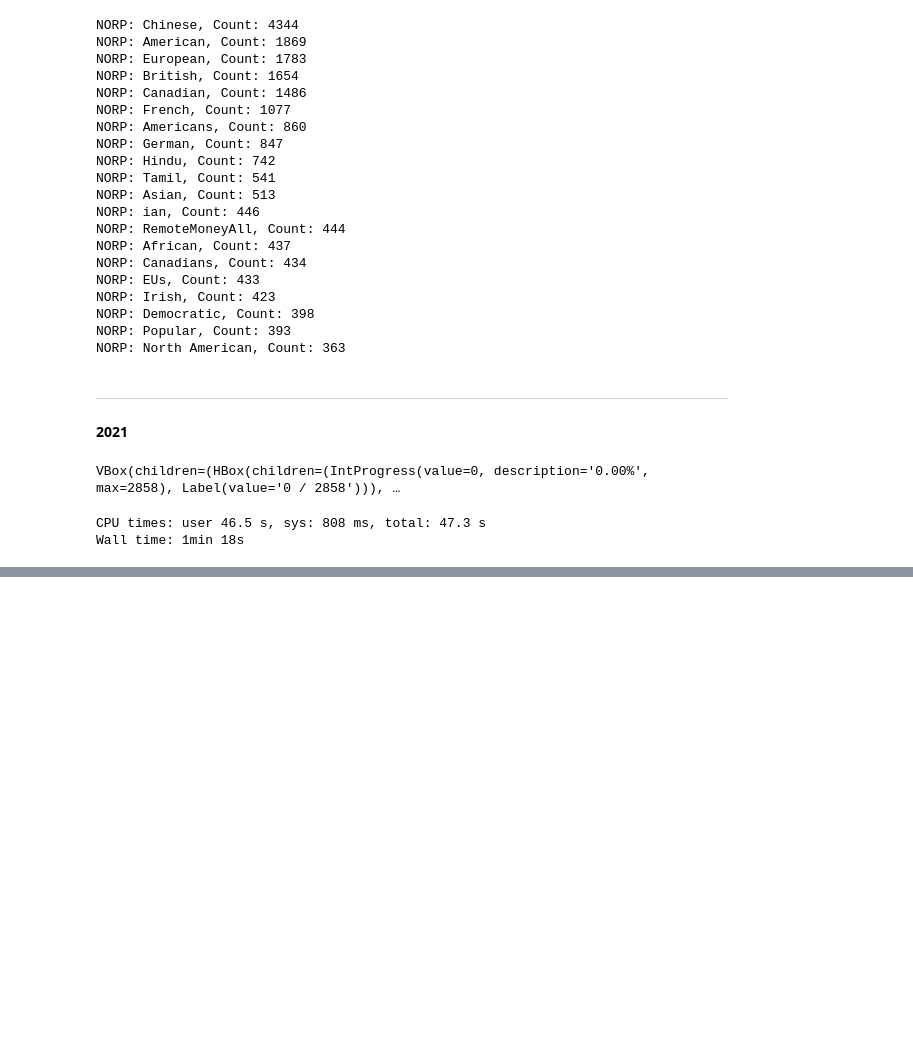
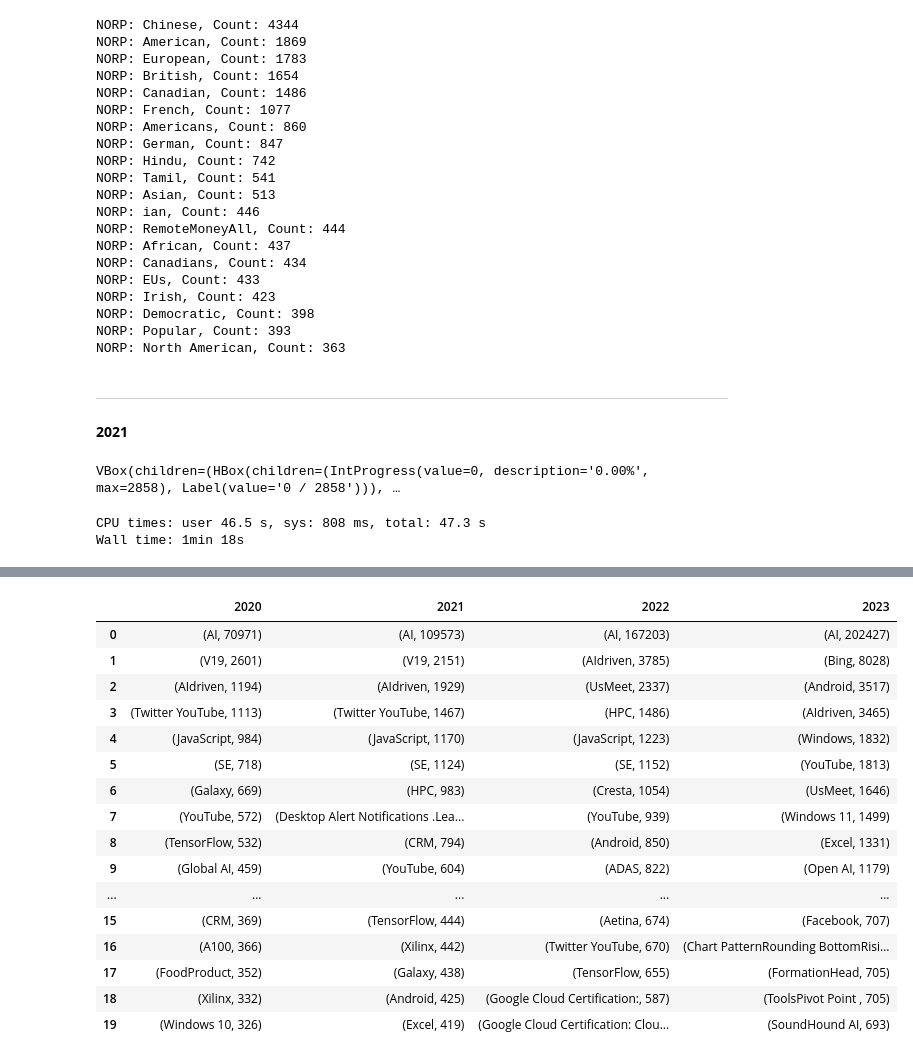
Before and after one commit to kshitij-mittal/Impact_Analysis_GenAI, a Jupyter notebook: 061_EntityExtraction_Spacy.ipynb, the cells around one changed output, grey strips where cells are left out. Drawn from its saved outputs; the diff is of its cells as text; code cells hidden in the pictures; blank space fills up the shorter version.

```diff
--- a/061_EntityExtraction_Spacy.ipynb
+++ b/061_EntityExtraction_Spacy.ipynb
@@ -306,0 +369,21 @@ Wall time: 14min 56s
+# %%
+PROD_trend=pd.DataFrame({'2020':top_20_prod_2020,'2021':top_20_prod_2021,'2022':top_20_prod_2022, '2023':top_20_prod_2023})
+PROD_trend
+# %% [output]
+|  | 2020 | 2021 | 2022 | 2023 |
+| 0 | (AI, 70971) | (AI, 109573) | (AI, 167203) | (AI, 202427) |
+| 1 | (V19, 2601) | (V19, 2151) | (AIdriven, 3785) | (Bing, 8028) |
+| 2 | (AIdriven, 1194) | (AIdriven, 1929) | (UsMeet, 2337) | (Android, 3517) |
+| 3 | (Twitter YouTube, 1113) | (Twitter YouTube, 1467) | (HPC, 1486) | (AIdriven, 3465) |
+| 4 | (JavaScript, 984) | (JavaScript, 1170) | (JavaScript, 1223) | (Windows, 1832) |
+| 5 | (SE, 718) | (SE, 1124) | (SE, 1152) | (YouTube, 1813) |
+| 6 | (Galaxy, 669) | (HPC, 983) | (Cresta, 1054) | (UsMeet, 1646) |
+| 7 | (YouTube, 572) | (Desktop Alert Notifications .Lea... | (YouTube, 939) | (Windows 11, 1499) |
+| 8 | (TensorFlow, 532) | (CRM, 794) | (Android, 850) | (Excel, 1331) |
+| 9 | (Global AI, 459) | (YouTube, 604) | (ADAS, 822) | (Open AI, 1179) |
+| ... | ... | ... | ... | ... |
+| 15 | (CRM, 369) | (TensorFlow, 444) | (Aetina, 674) | (Facebook, 707) |
+| 16 | (A100, 366) | (Xilinx, 442) | (Twitter YouTube, 670) | (Chart PatternRounding BottomRisi... |
+| 17 | (FoodProduct, 352) | (Galaxy, 438) | (TensorFlow, 655) | (FormationHead, 705) |
+| 18 | (Xilinx, 332) | (Android, 425) | (Google Cloud Certification:, 587) | (ToolsPivot Point , 705) |
+| 19 | (Windows 10, 326) | (Excel, 419) | (Google Cloud Certification: Clou... | (SoundHound AI, 693) |
```
Also changed, not shown: parts of 17 cells of this notebook, 4 other files.
